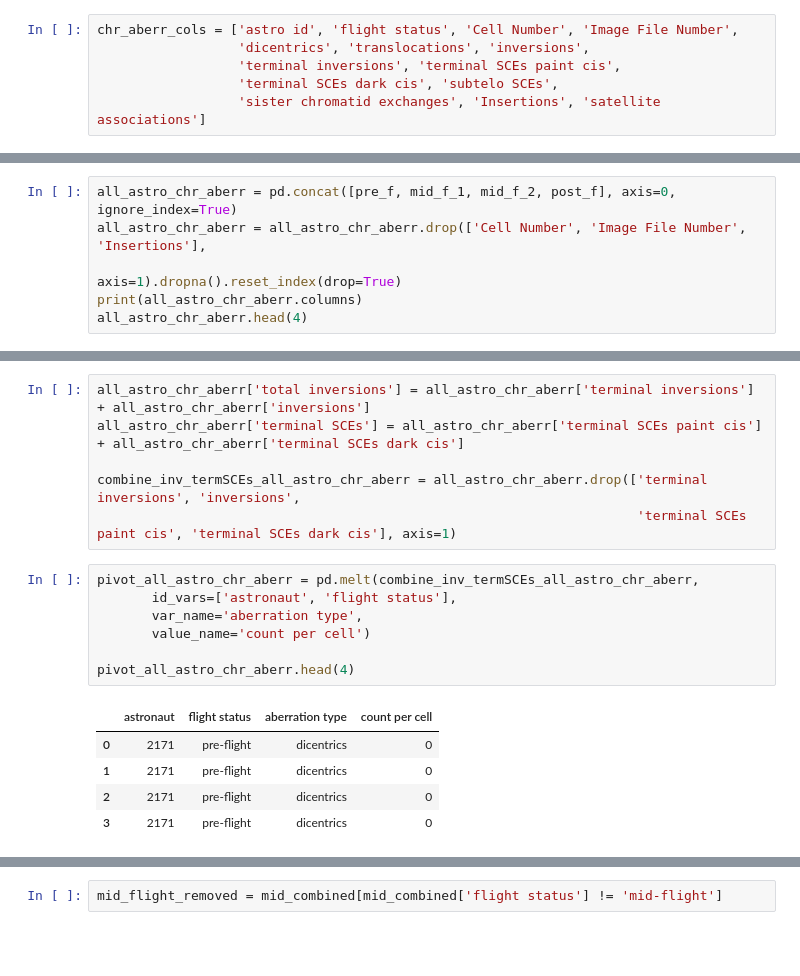
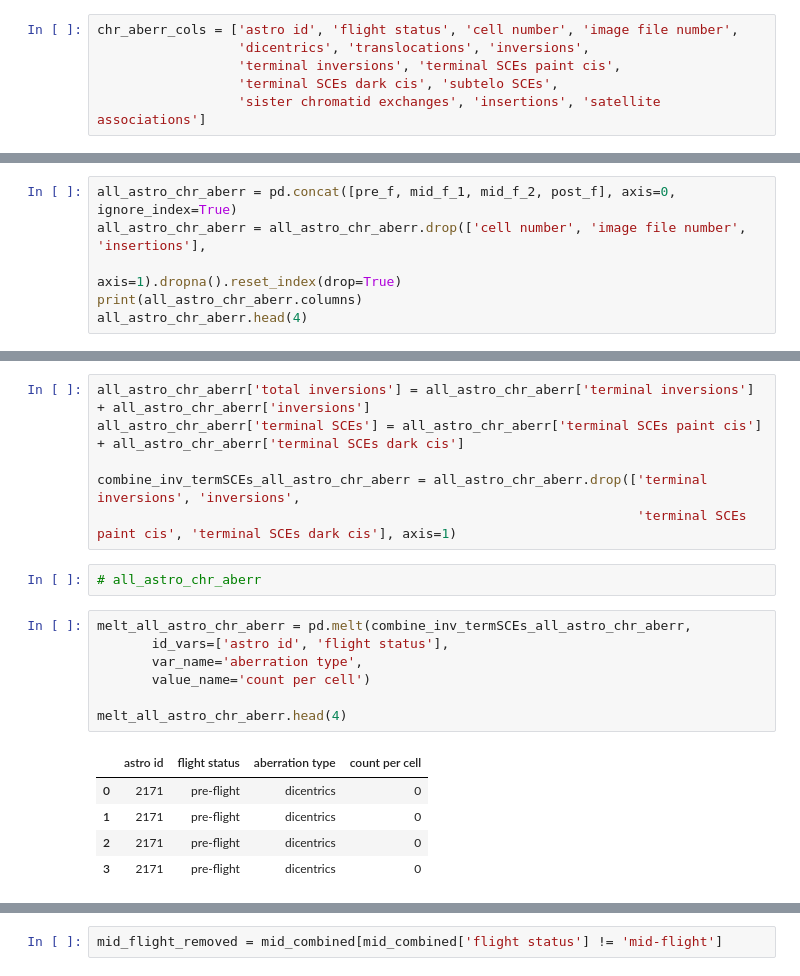
Before and after one commit to Jared-Luxton/NASA-astronauts-telomeres-chromosomes, a Jupyter notebook: NASA_chromosome_rearrangements.ipynb, the cells around one changed output, grey strips where cells are left out. Cells and saved outputs as stored; diff of their text form; blank space fills up the shorter version.

```diff
--- a/NASA_chromosome_rearrangements.ipynb
+++ b/NASA_chromosome_rearrangements.ipynb
@@ -37,11 +37,11 @@ pre_f = nasa_chr_data.iloc[0:404, 1:15]
 #grabbing column names to avoid formatting errors from excel
 chr_aberr_cols = pre_f.columns
 # %%
-chr_aberr_cols = ['astro id', 'flight status', 'Cell Number', 'Image File Number',
+chr_aberr_cols = ['astro id', 'flight status', 'cell number', 'image file number',
                   'dicentrics', 'translocations', 'inversions',
                   'terminal inversions', 'terminal SCEs paint cis',
                   'terminal SCEs dark cis', 'subtelo SCEs',
-                  'sister chromatid exchanges', 'Insertions', 'satellite associations']
+                  'sister chromatid exchanges', 'insertions', 'satellite associations']
 # %%
 pre_f.columns = chr_aberr_cols
 
@@ -58,7 +58,7 @@ post_f = nasa_chr_data.iloc[0:400, 96:110]
 post_f.columns = chr_aberr_cols
 # %%
 all_astro_chr_aberr = pd.concat([pre_f, mid_f_1, mid_f_2, post_f], axis=0, ignore_index=True)
-all_astro_chr_aberr = all_astro_chr_aberr.drop(['Cell Number', 'Image File Number', 'Insertions'],
+all_astro_chr_aberr = all_astro_chr_aberr.drop(['cell number', 'image file number', 'insertions'],
                                                axis=1).dropna().reset_index(drop=True)
 print(all_astro_chr_aberr.columns)
 all_astro_chr_aberr.head(4)
@@ -79,15 +79,17 @@ all_astro_chr_aberr['terminal SCEs'] = all_astro_chr_aberr['terminal SCEs paint
 
 combine_inv_termSCEs_all_astro_chr_aberr = all_astro_chr_aberr.drop(['terminal inversions', 'inversions',
                                                                      'terminal SCEs paint cis', 'terminal SCEs dark cis'], axis=1)
+# %%
+# all_astro_chr_aberr
 # %%
-pivot_all_astro_chr_aberr = pd.melt(combine_inv_termSCEs_all_astro_chr_aberr,
-       id_vars=['astronaut', 'flight status'],
+melt_all_astro_chr_aberr = pd.melt(combine_inv_termSCEs_all_astro_chr_aberr,
+       id_vars=['astro id', 'flight status'],
        var_name='aberration type',
        value_name='count per cell')
 
-pivot_all_astro_chr_aberr.head(4)
+melt_all_astro_chr_aberr.head(4)
 # %% [output]
-|  | astronaut | flight status | aberration type | count per cell |
+|  | astro id | flight status | aberration type | count per cell |
 | 0 | 2171 | pre-flight | dicentrics | 0 |
 | 1 | 2171 | pre-flight | dicentrics | 0 |
 | 2 | 2171 | pre-flight | dicentrics | 0 |
```
Also changed, not shown: parts of 9 cells of this notebook, 2 other files.
